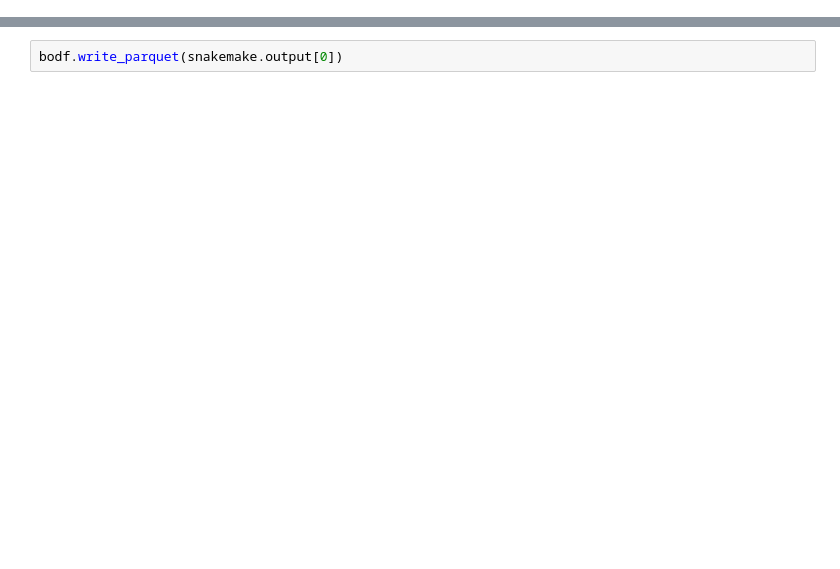
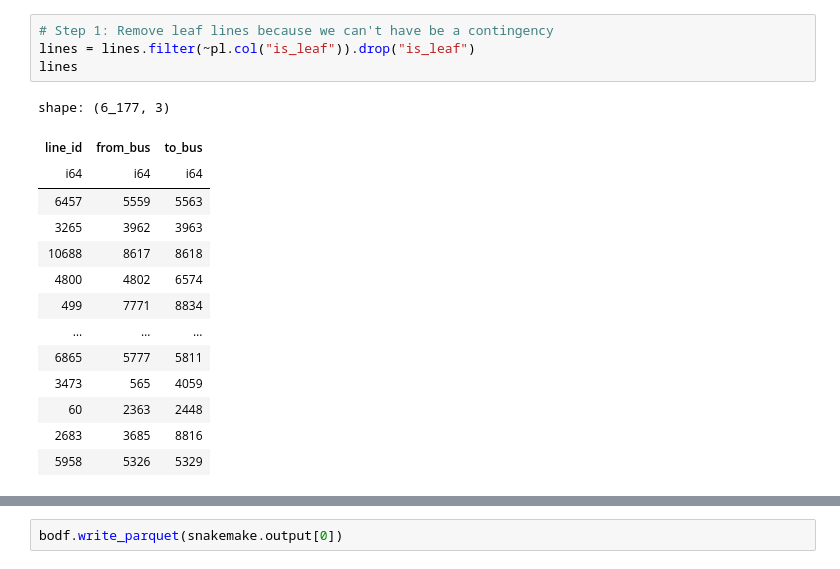
Before and after one commit to Bravos-Power/pyoframe, a Jupyter notebook: benchmarks/src/energy_planning/scripts/compute_branch_outage_dist_facts.ipynb, the cells around one changed output, grey strips where cells are left out. Drawn from its saved outputs; the diff is of its cells as text; blank space fills up the shorter version.

```diff
--- a/benchmarks/src/energy_planning/scripts/compute_branch_outage_dist_facts.ipynb
+++ b/benchmarks/src/energy_planning/scripts/compute_branch_outage_dist_facts.ipynb
@@ -33 +34,20 @@ shape: (6_177, 3)
+# %%
+# Step 1: Remove leaf lines because we can't have be a contingency
+lines = lines.filter(~pl.col("is_leaf")).drop("is_leaf")
+lines
+# %% [output]
+shape: (6_177, 3)
+| line_id | from_bus | to_bus |
+| i64 | i64 | i64 |
+| 6457 | 5559 | 5563 |
+| 3265 | 3962 | 3963 |
+| 10688 | 8617 | 8618 |
+| 4800 | 4802 | 6574 |
+| 499 | 7771 | 8834 |
+| … | … | … |
+| 6865 | 5777 | 5811 |
+| 3473 | 565 | 4059 |
+| 60 | 2363 | 2448 |
+| 2683 | 3685 | 8816 |
+| 5958 | 5326 | 5329 |
 # %%
```
Also changed, not shown: parts of 6 cells of this notebook, 3 other files.
